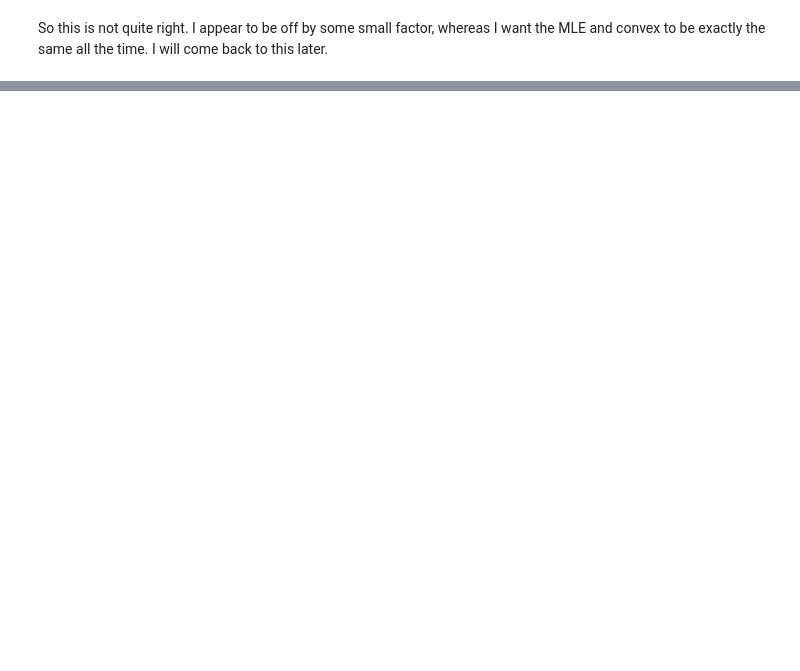
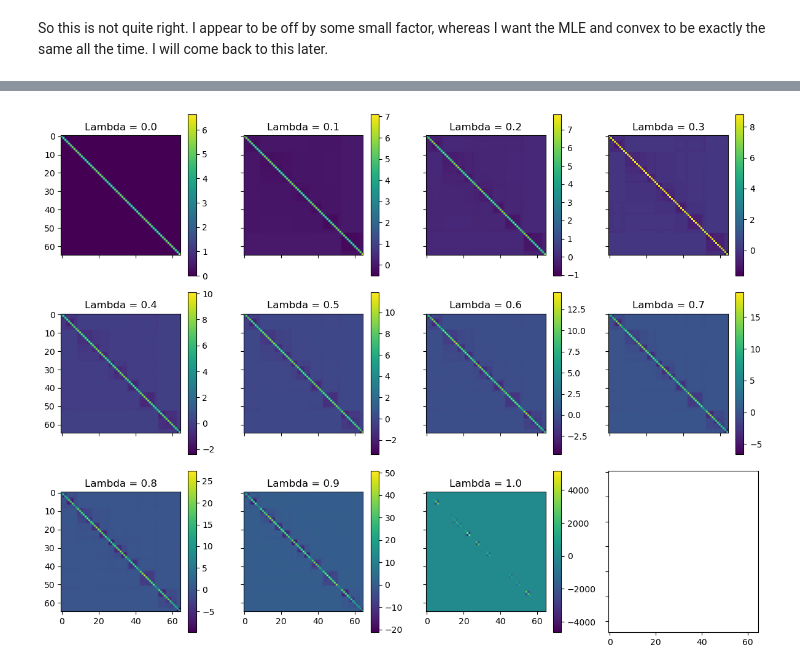
Before and after one commit to pchlenski/phylosig, a Jupyter notebook: 07_convex_combination.ipynb, the cells around one changed output, grey strips where cells are left out. Saved outputs shown, nothing was run; the diff lists cells and outputs as text; code cells hidden in the pictures; blank space fills up the shorter version.

```diff
--- a/07_convex_combination.ipynb
+++ b/07_convex_combination.ipynb
@@ -138,3 +139,26 @@ z0 (convex):    0.887
  So this is not quite right. I appear to be off by some small factor, whereas I
  want the MLE and convex to be exactly the same all the time. I will come back
  to this later.
+# %%
+# What actually happens to the estimates of z0 by lambda?
+
+fig = plt.figure(figsize=(10, 5))
+
+for it in range(5):
+    # Get a random lambda
+    lam_true = np.random.rand()
+    z0_true = np.random.rand()
+    C_lam = pl.rescale_cov(lam_true, cov=C)
+
+    # Sample
+    x = np.random.multivariate_normal(z0_true * np.ones(N), C_lam, size=1).T
+
+    z0s = []
+    for lam in np.linspace(0, 1, 20):
+        C_lam = pl.rescale_cov(lam, cov=C)
+        z0, sigma2, ll = pl.mle(x, C_lam, unbiased=True)
+        z0s.append(z0)
+    plt.plot(np.linspace(0, 1, 20), z0s, label=f"Iteration {it}, z0_true={z0_true:.2f}")
+
+plt.legend()
+plt.show()
@@ -140,0 +167,20 @@ z0 (convex):    0.887
+# %%
+# What happens to C_lam^-1 as a function of lambda?
+
+# Fuck it, we'll use subplots instead:
+fig, axs = plt.subplots(
+    3, 4, figsize=(12, 9), tight_layout=True, sharex=True, sharey=True
+)
+lam = 0
+for i in range(3):
+    for j in range(4):
+        if lam <= 1:
+            C_lam = pl.rescale_cov(lam=lam)
+            m = axs[i, j].imshow(np.linalg.inv(C_lam))
+            axs[i, j].set_title(f"Lambda = {lam:.1f}")
+            lam += 0.1
+            fig.colorbar(m, ax=axs[i, j])
+
+# Well it certainly looks like a convex combination of inverses...
+# %% [output]
+[figure, added]
```
Also changed, not shown: parts of 11 cells of this notebook, 8 other files.
